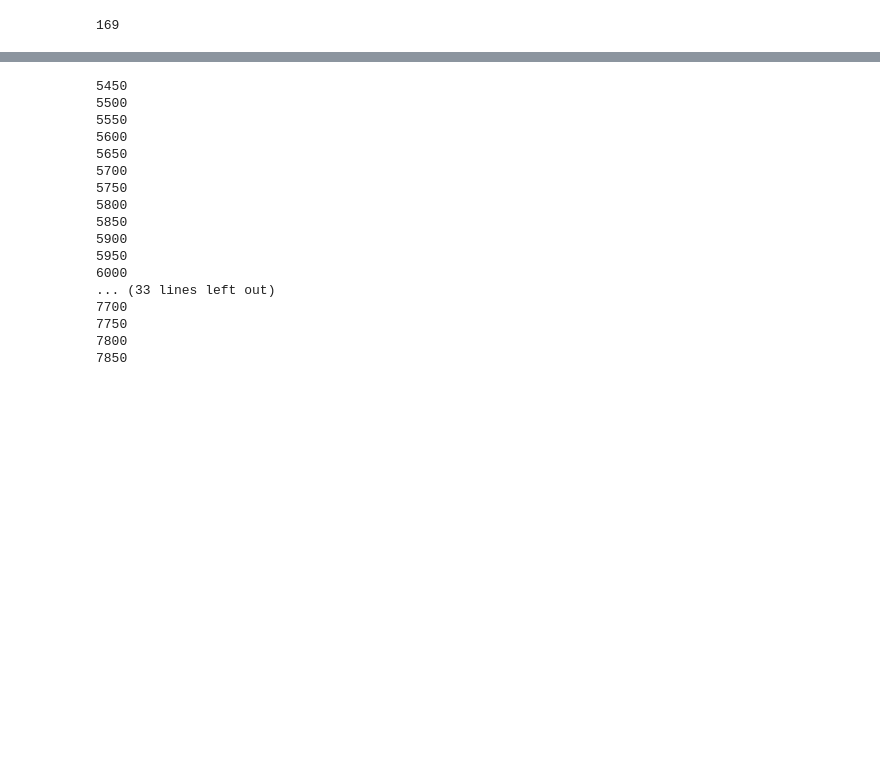
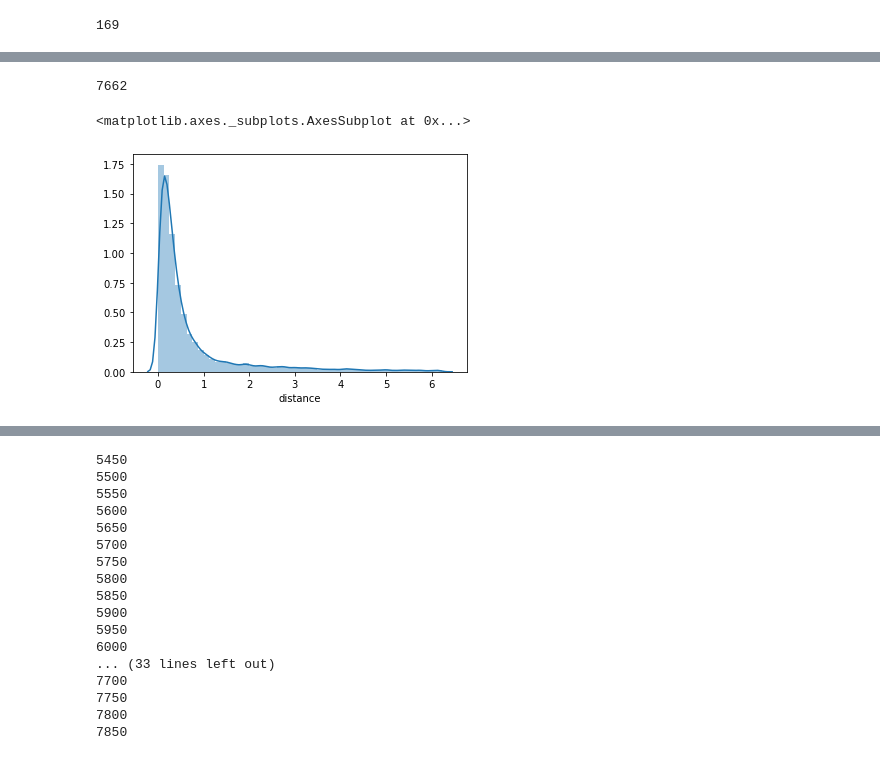
Before and after one commit to akuczala/windsite, a Jupyter notebook: notebooks/techno-opt.ipynb, the cells around one changed output, grey strips where cells are left out. Drawn from its saved outputs; the diff is of its cells as text; code cells hidden in the pictures; blank space fills up the shorter version.

Commit message:
residential road detection

```diff
--- a/notebooks/techno-opt.ipynb
+++ b/notebooks/techno-opt.ipynb
@@ -159,0 +179,6 @@ print(len(res_road_data_list),i)
+# %%
+res_road_df= pd.DataFrame((lambda rlist: {'site_id' : nrel_state['site_id'].iloc[:len(res_road_data_list)], 'i' : rlist[1], 'latitude' : [x[0] for x in rlist[2]],
+              'longitude' : [x[1] for x in rlist[2]] ,'distance' : rlist[3], 'label' : rlist[4]})(list(zip(*res_road_data_list)))
+            )
+display(res_road_df)
+#fres_road_df.to_pickle('../data/nrel-techno-tx/roads/res-road0:f7869.pkl',protocol=3)
@@ -159,0 +199,9 @@ print(len(res_road_data_list),i)
+# %%
+len(res_road_df.dropna())
+# %% [output]
+7662
+# %%
+sns.distplot(res_road_df['distance'])
+# %% [output]
+<matplotlib.axes._subplots.AxesSubplot at 0x...>
+[figure, added]
```
Also changed, not shown: parts of 14 cells of this notebook, 8 other files.
